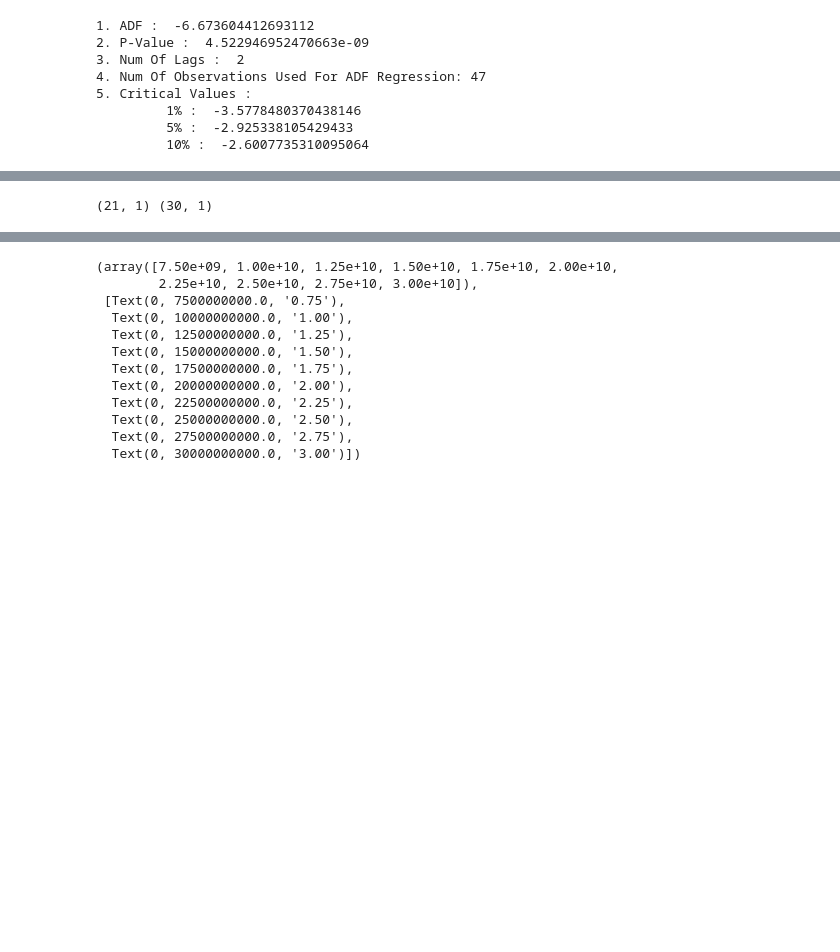
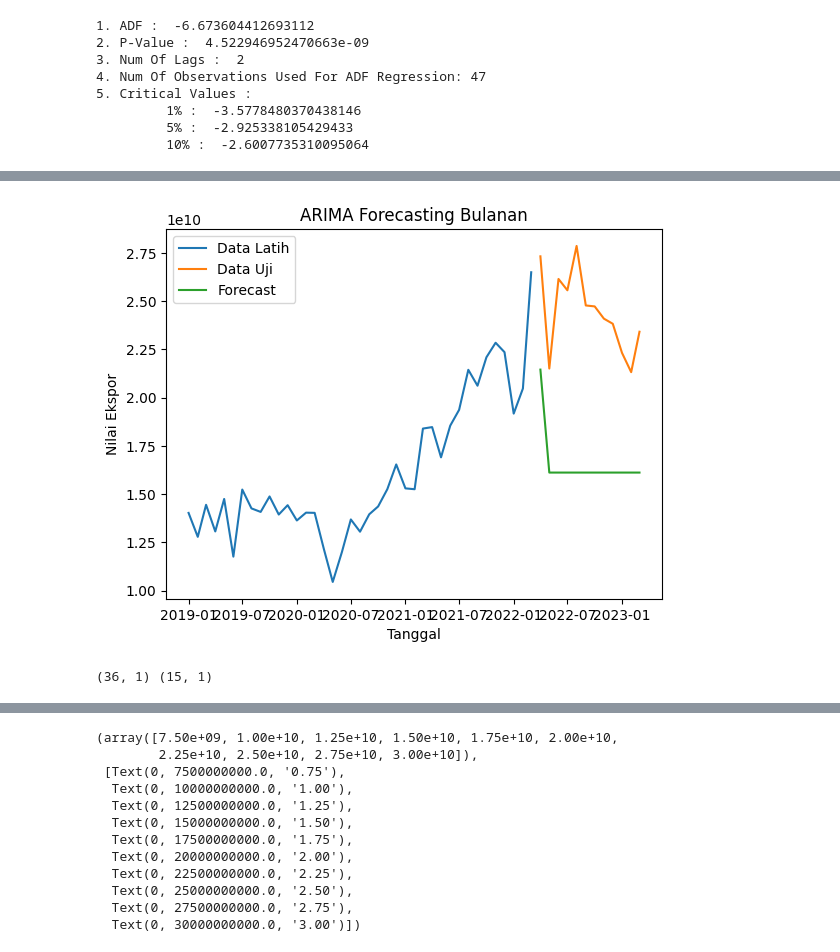
Before and after one commit to tmuchlissin/pa-mlops, a Jupyter notebook: model-forecasting.ipynb, the cells around one changed output, grey strips where cells are left out. Cells and saved outputs as stored; diff of their text form; code cells hidden in the pictures; blank space fills up the shorter version.

```diff
--- a/model-forecasting.ipynb
+++ b/model-forecasting.ipynb
@@ -126,9 +129,28 @@ Total fit time: 3.084 seconds
 Warnings:
 [1] Covariance matrix calculated using the outer product of gradients (complex-step).
 [2] Covariance matrix is singular or near-singular, with condition number    inf. Standard errors may be unstable.
+# %%
+train_data = df['Nilai-Ekspor'].iloc[:-12]  # Mengambil data latih, kecuali 12 bulan terakhir
+test_data = df['Nilai-Ekspor'].iloc[-12:]  # Mengambil data uji 12 bulan terakhir
+# %%
+model = sm.tsa.ARIMA(train_data, order=(0, 0, 1))  # Ganti p, d, q dengan parameter ARIMA yang sesuai
+model_fit = model.fit()
+# %%
+forecast_values = model_fit.forecast(steps=12)  # Melakukan forecasting untuk 12 bulan ke depan
+# %%
+plt.plot(train_data, label='Data Latih')
+plt.plot(test_data, label='Data Uji')
+plt.plot(forecast_values, label='Forecast')
+plt.xlabel('Tanggal')
+plt.ylabel('Nilai Ekspor')
+plt.title('ARIMA Forecasting Bulanan')
+plt.legend()
+plt.show()
+# %% [output]
+[figure, added]
 # %%
-train=df.iloc[:-30]
-test=df.iloc[-30:]
+train=df.iloc[:-15]
+test=df.iloc[-15:]
 print(train.shape,test.shape)
 # %% [output]
-(21, 1) (30, 1)
+(36, 1) (15, 1)
```
Also changed, not shown: parts of 8 cells of this notebook, 1 other file.
